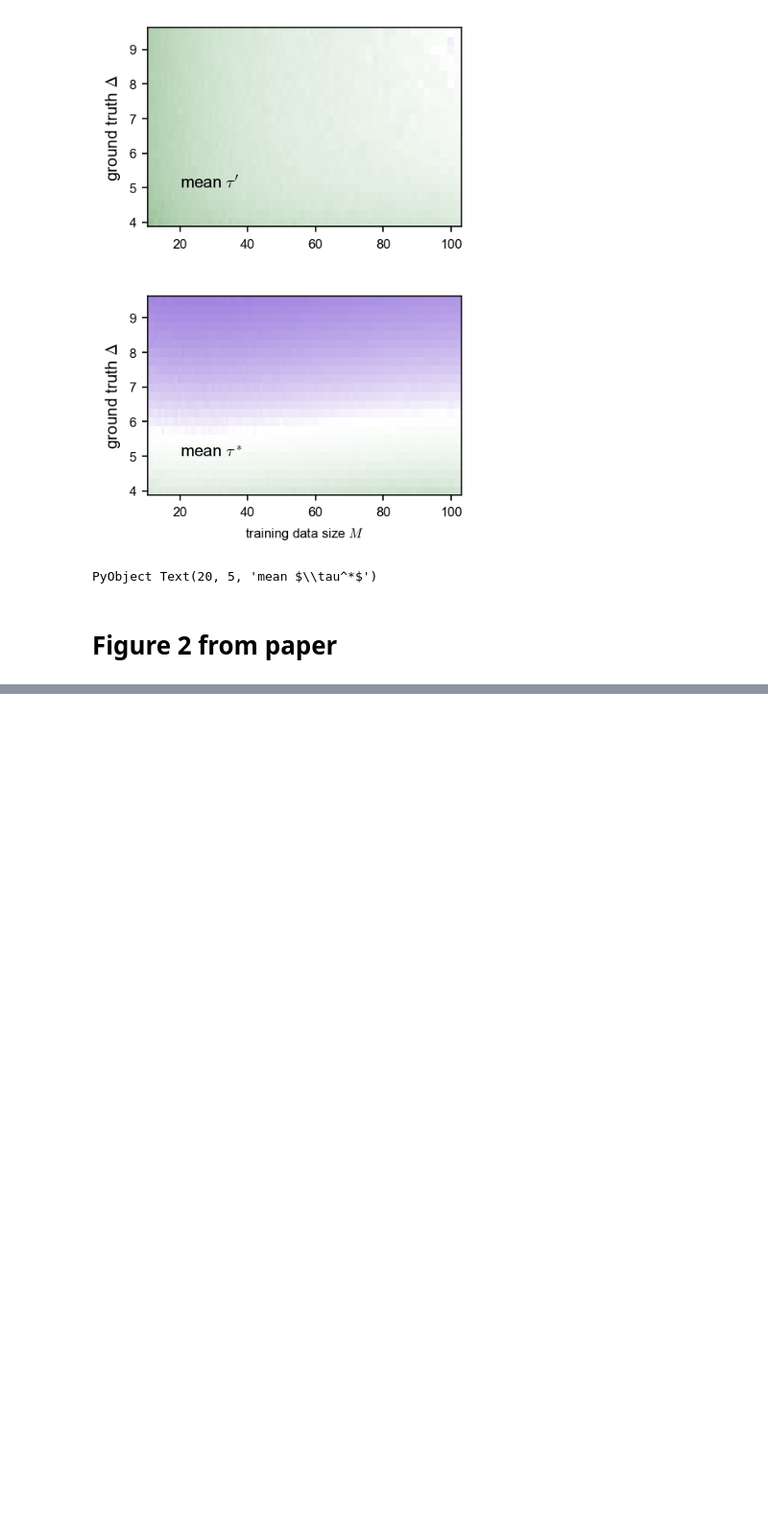
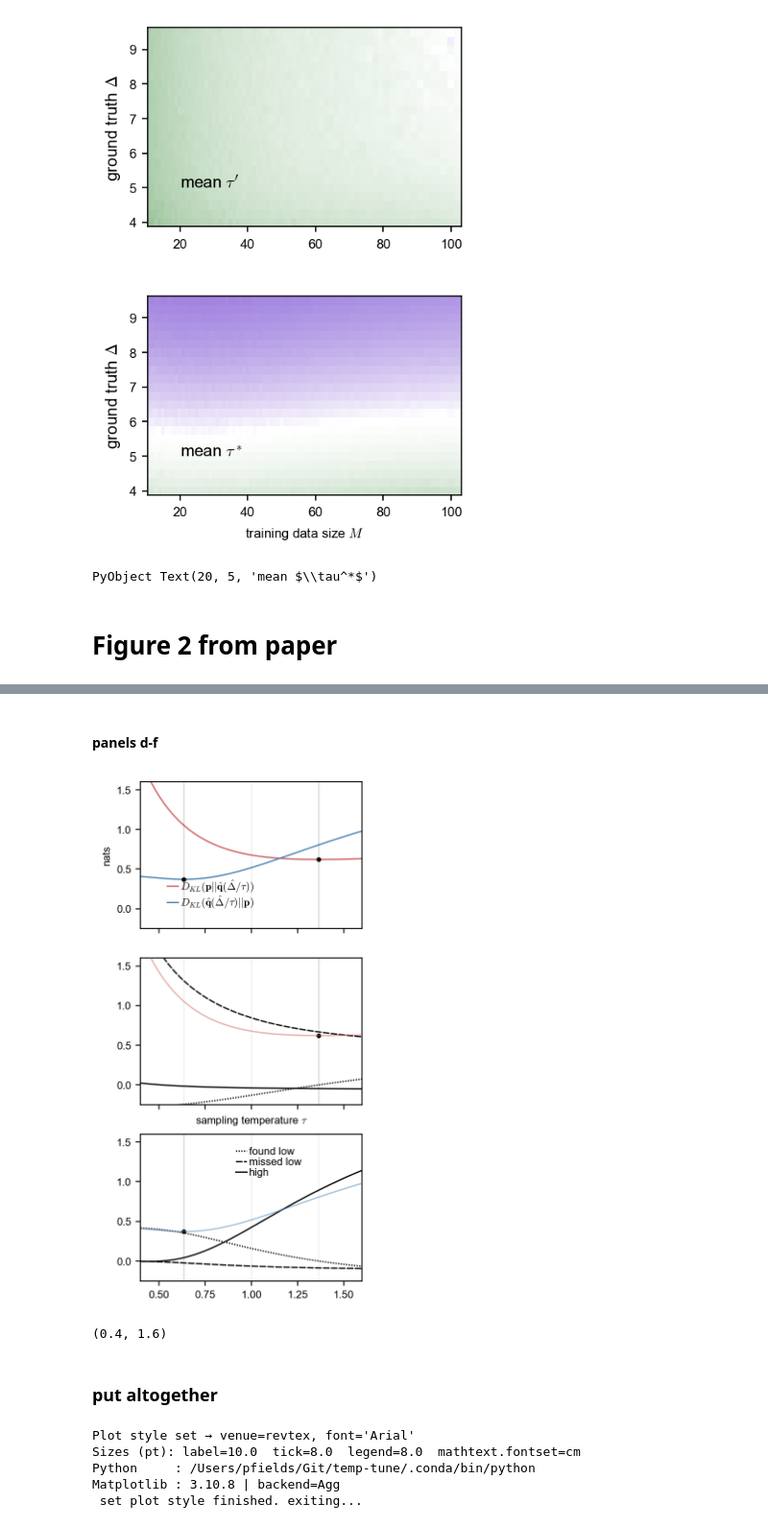
Before and after one commit to sepalmer/temp-tune, a Jupyter notebook: notebooks/sweep_toy_model.ipynb, the cells around one changed output, grey strips where cells are left out. Shown at 96% size. Saved outputs shown, nothing was run; the diff lists cells and outputs as text; code cells hidden in the pictures; blank space fills up the shorter version.

```diff
--- a/notebooks/sweep_toy_model.ipynb
+++ b/notebooks/sweep_toy_model.ipynb
@@ -184,0 +232,48 @@ Ms[79]
+# %% [markdown]
+#### panels d-f
+# %%
+# sweep tau and track Dkls
+
+tau_fits = collect(0.3:0.001:1.75)
+p_fit_mod = similar( true_probs )
+
+dkl_keys = ["g_f","g_m","e_f","total","e_m"]
+
+idxss = [ground_found_idx, ground_missed_idx, excited_found_idx, fill(true, length(Ls)), excited_missed_idx ]
+sub_dkls_tau = Dict( "forward"=>Dict(zip(dkl_keys, [] for i in 1:5)),
+                    "reversed"=>Dict(zip(dkl_keys, [] for i in 1:5)),
+                    "data" =>Dict(zip(dkl_keys, [] for i in 1:5)) ,
+                    "itself" =>Dict(zip(dkl_keys, [] for i in 1:5))
+                            )
+
+for (k,tt) in enumerate(tau_fits )
+    p_fit_mod .= get_p_toy( Ls, Δ_fff/tt);
+    true_probs_mod=get_probs_2( ees./tt )
+    for (j,key) in enumerate( dkl_keys )
+        append!( sub_dkls_tau["forward"][key],  get_dkl(true_probs[idxss[j]], p_fit_mod[idxss[j]]) )
+        append!( sub_dkls_tau["reversed"][key], get_dkl(p_fit_mod[idxss[j]], true_probs[idxss[j]]) )
+        append!( sub_dkls_tau["data"][key], get_dkl( freqs[idxss[j]], p_fit_mod[idxss[j]]) )
+        append!( sub_dkls_tau["itself"][key], get_dkl( true_probs_mod[idxss[j]], true_probs[idxss[j]] ) )
+
+    end
+end
+# %%
+fig, ax = subplots(3,1,sharex=true, sharey=true, figsize=(3,6.8), dpi=200)
+
+toy_tau_plots(ax, tau_fits, sub_dkls_tau)
+
+ax[1].set_ylim(-0.25,1.6)
+ax[1].set_xlim(0.4,1.6)
+# %% [output]
+[figure, added]
+(0.4, 1.6)
+# %% [markdown]
+### put altogether
+# %%
+set_plot_style_for_paper(;venue="revtex")
+# %% [output]
+Plot style set → venue=revtex, font='Arial'
+Sizes (pt): label=10.0  tick=8.0  legend=8.0  mathtext.fontset=cm
+Python     : /Users/pfields/Git/temp-tune/.conda/bin/python
+Matplotlib : 3.10.8 | backend=Agg
+ set plot style finished. exiting...
```
Also changed, not shown: parts of 14 cells of this notebook, 2 other files.
